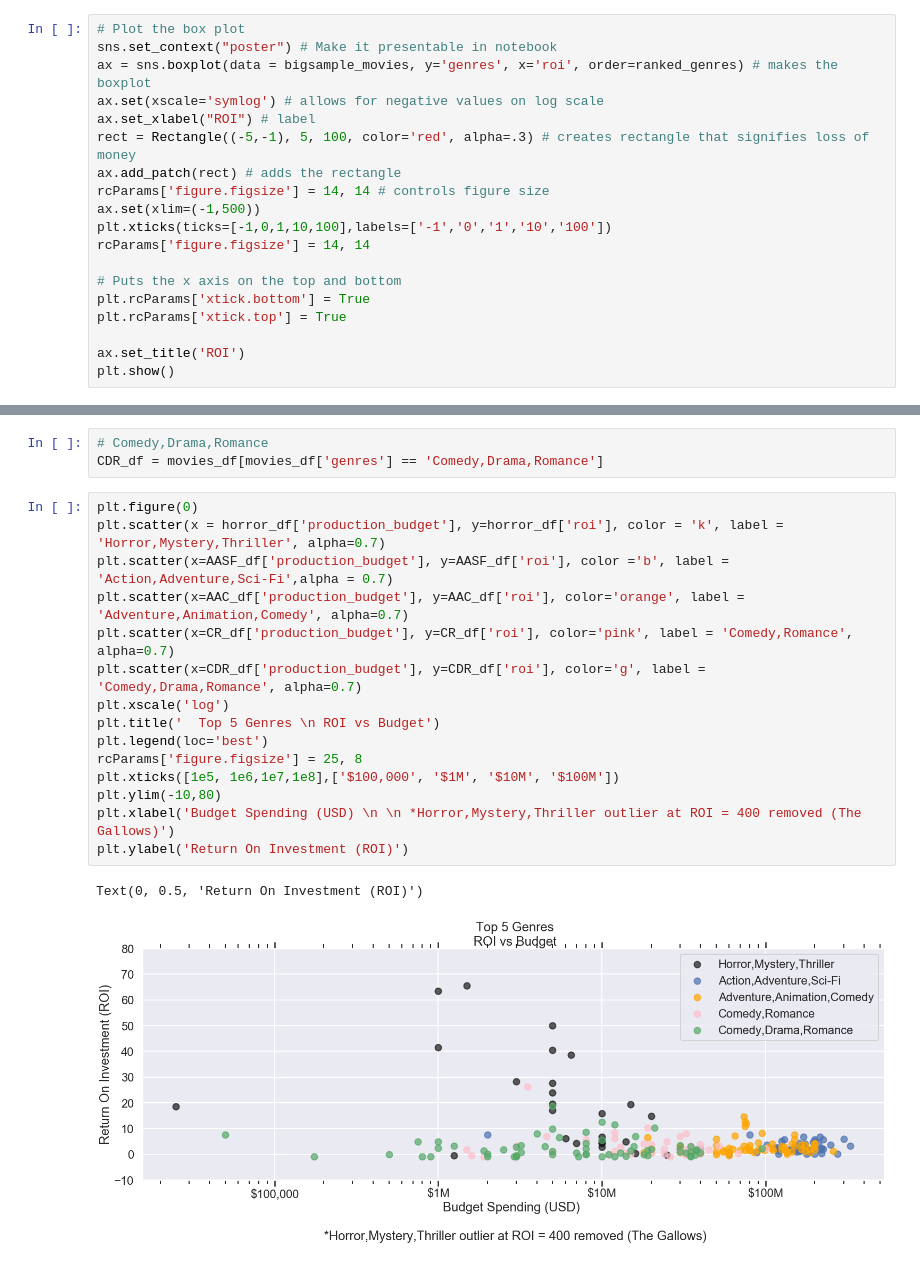
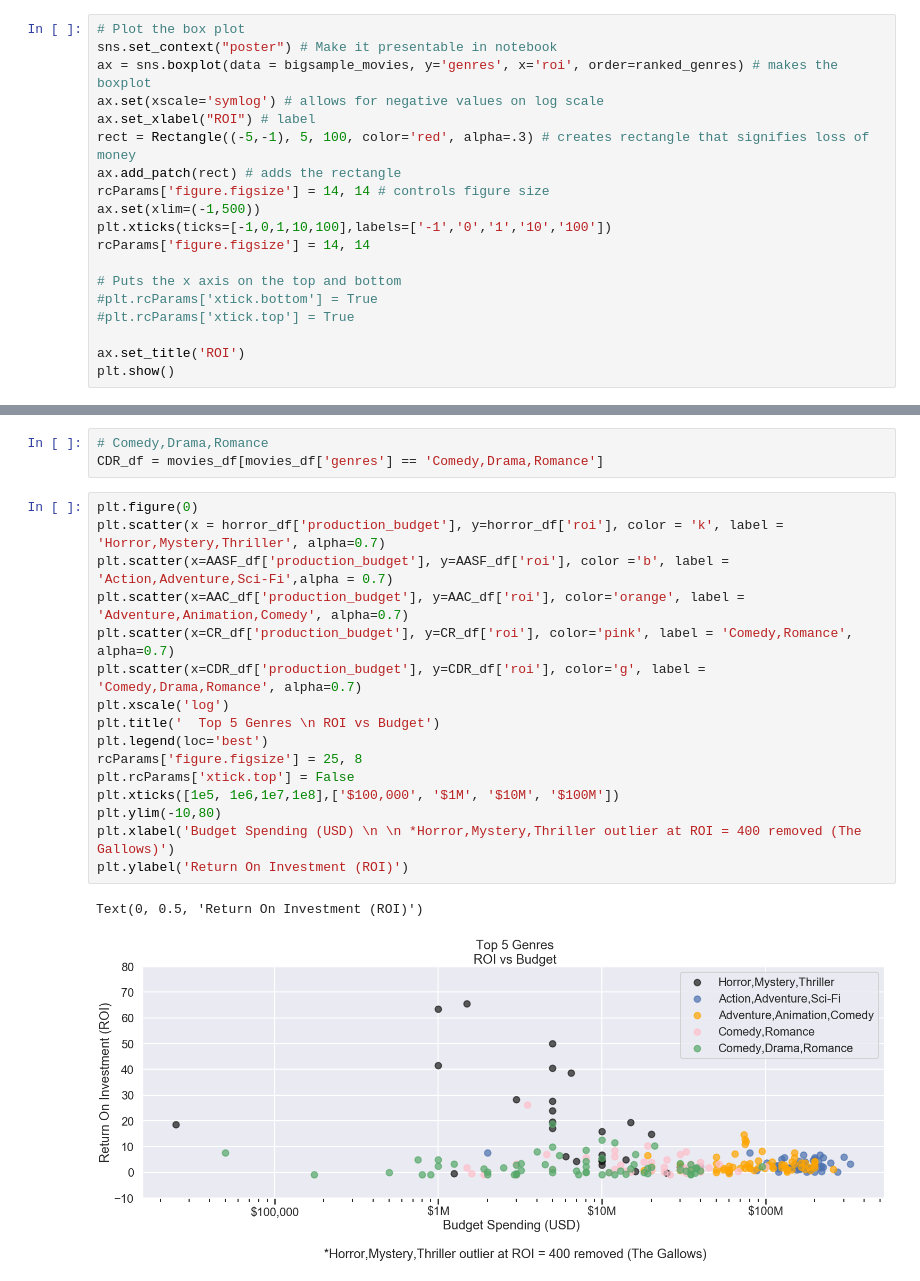
Before and after one commit to Mcllstr/ds-project-1-movie-analysis, a Jupyter notebook: HEREERERERERE.ipynb, the cells around one changed output, grey strips where cells are left out. Drawn from its saved outputs; the diff is of its cells as text.

```diff
--- a/HEREERERERERE.ipynb
+++ b/HEREERERERERE.ipynb
@@ -522,8 +522,8 @@ plt.xticks(ticks=[-1,0,1,10,100],labels=['-1','0','1','10','100'])
 rcParams['figure.figsize'] = 14, 14
 
 # Puts the x axis on the top and bottom
-plt.rcParams['xtick.bottom'] = True
-plt.rcParams['xtick.top'] = True
+#plt.rcParams['xtick.bottom'] = True
+#plt.rcParams['xtick.top'] = True
 
 ax.set_title('ROI')
 plt.show()
@@ -601,18 +605,19 @@ CDR_df = movies_df[movies_df['genres'] == 'Comedy,Drama,Romance']
 # %%
 plt.figure(0)
 plt.scatter(x = horror_df['production_budget'], y=horror_df['roi'], color = 'k', label = 'Horror,Mystery,Thriller', alpha=0.7)
 plt.scatter(x=AASF_df['production_budget'], y=AASF_df['roi'], color ='b', label = 'Action,Adventure,Sci-Fi',alpha = 0.7)
 plt.scatter(x=AAC_df['production_budget'], y=AAC_df['roi'], color='orange', label = 'Adventure,Animation,Comedy', alpha=0.7)
 plt.scatter(x=CR_df['production_budget'], y=CR_df['roi'], color='pink', label = 'Comedy,Romance', alpha=0.7)
 plt.scatter(x=CDR_df['production_budget'], y=CDR_df['roi'], color='g', label = 'Comedy,Drama,Romance', alpha=0.7)
 plt.xscale('log')
 plt.title('  Top 5 Genres \n ROI vs Budget')
 plt.legend(loc='best')
 rcParams['figure.figsize'] = 25, 8
+plt.rcParams['xtick.top'] = False
 plt.xticks([1e5, 1e6,1e7,1e8],['$100,000', '$1M', '$10M', '$100M'])
 plt.ylim(-10,80)
 plt.xlabel('Budget Spending (USD) \n \n *Horror,Mystery,Thriller outlier at ROI = 400 removed (The Gallows)')
 plt.ylabel('Return On Investment (ROI)')
 # %% [output]
 Text(0, 0.5, 'Return On Investment (ROI)')
-[figure, old version]
+[figure, new version]
```
Also changed, not shown: parts of 16 cells of this notebook, 1 other file.
